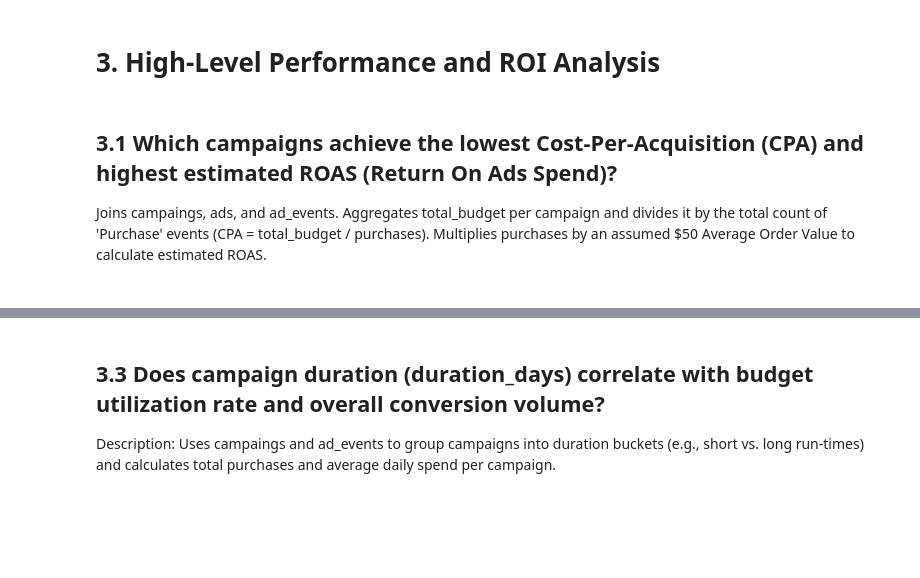
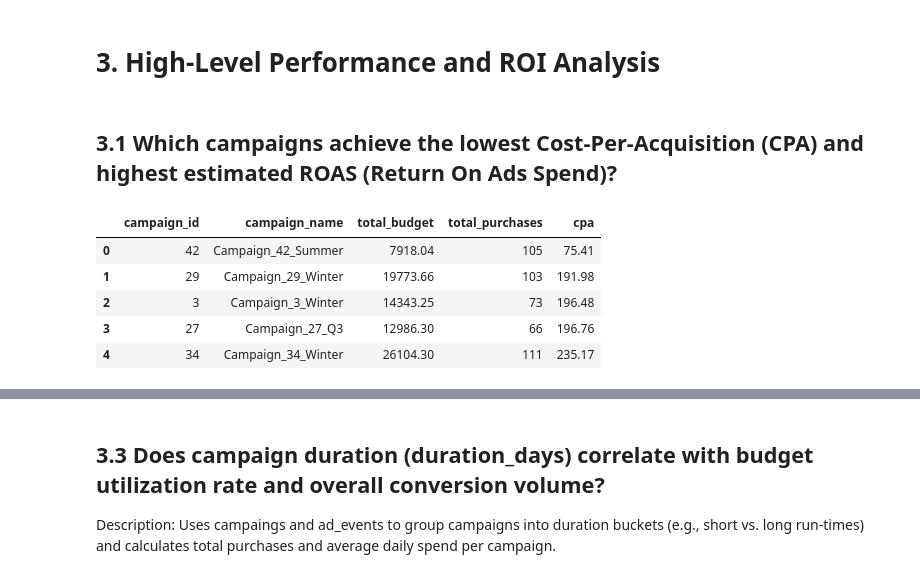
Before and after one commit to Kartika-Nidhi/Social_Media_Ads_Performance_Analysis_SQL, a Jupyter notebook: SocialMediaAdsPerformance.ipynb, the cells around one changed output, grey strips where cells are left out. Saved outputs shown, nothing was run; the diff lists cells and outputs as text; code cells hidden in the pictures; blank space fills up the shorter version.

```diff
--- a/SocialMediaAdsPerformance.ipynb
+++ b/SocialMediaAdsPerformance.ipynb
@@ -263,6 +256,30 @@ Running query in 'mysql+pymysql://root:***@localhost/eda_project_db'
 # 3. High-Level Performance and ROI Analysis
 # %% [markdown]
 ## 3.1 Which campaigns achieve the lowest Cost-Per-Acquisition (CPA) and highest estimated ROAS (Return On Ads Spend)?
-Joins campaings, ads, and ad_events. Aggregates total_budget per campaign and divides it by the total count of 'Purchase' events (CPA = total_budget / purchases). Multiplies purchases by an assumed $50 Average Order Value to calculate estimated ROAS.
-# %% [markdown]
-<div>
+# %%
+query = """
+
+    SELECT
+        c.campaign_id,
+        c.name AS campaign_name,
+        c.total_budget,
+        COUNT(ae.event_id) AS total_purchases,
+        ROUND(c.total_budget / NULLIF(COUNT(ae.event_id), 0), 2) AS cpa
+    FROM campaings c
+    JOIN ads a ON c.campaign_id = a.campaign_id
+    JOIN ad_events ae ON a.ad_id = ae.ad_id
+    WHERE ae.event_type = 'Purchase'
+    GROUP BY c.campaign_id, c.name, c.total_budget
+    ORDER BY cpa ASC
+    LIMIT 5;
+"""
+
+df1 = pd.read_sql(query, engine)
+df1
+# %% [output]
+|  | campaign_id | campaign_name | total_budget | total_purchases | cpa |
+| 0 | 42 | Campaign_42_Summer | 7918.04 | 105 | 75.41 |
+| 1 | 29 | Campaign_29_Winter | 19773.66 | 103 | 191.98 |
+| 2 | 3 | Campaign_3_Winter | 14343.25 | 73 | 196.48 |
+| 3 | 27 | Campaign_27_Q3 | 12986.30 | 66 | 196.76 |
+| 4 | 34 | Campaign_34_Winter | 26104.30 | 111 | 235.17 |
```
Also changed, not shown: parts of 9 cells of this notebook.
